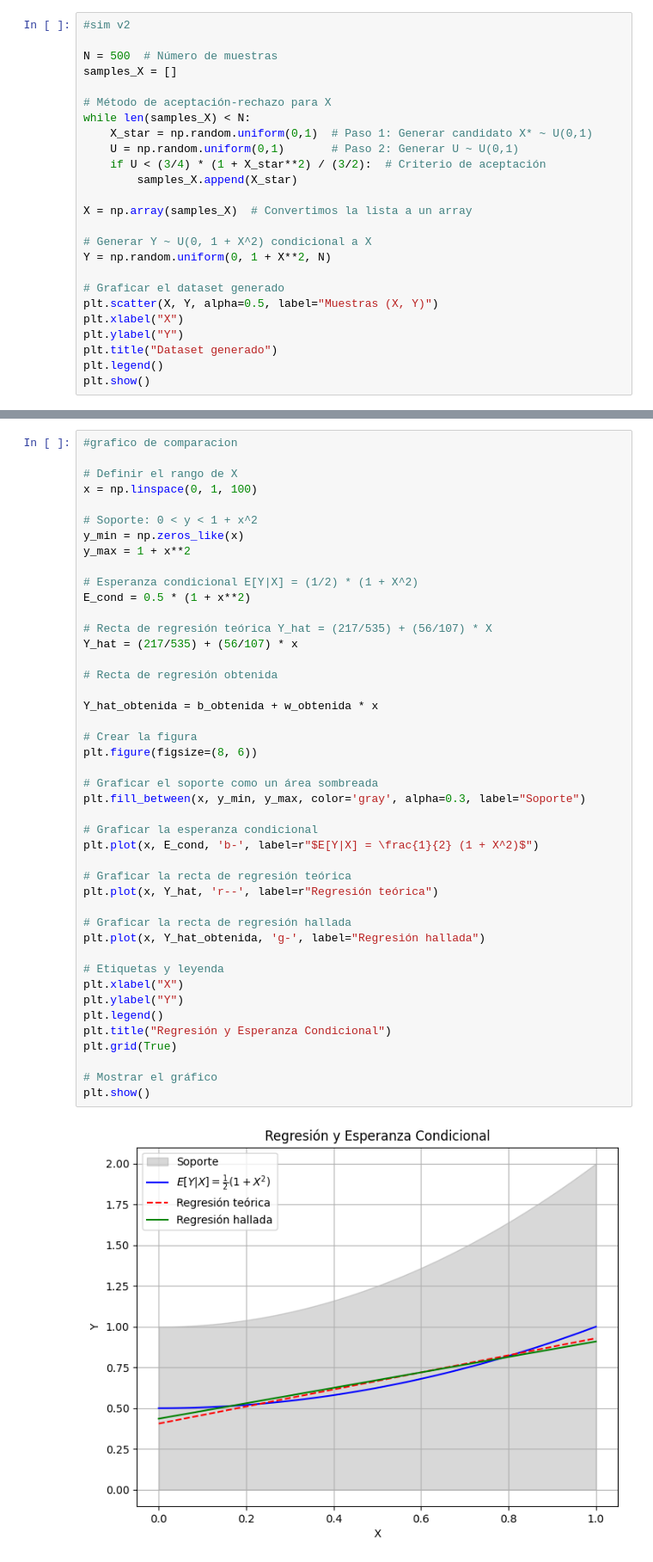
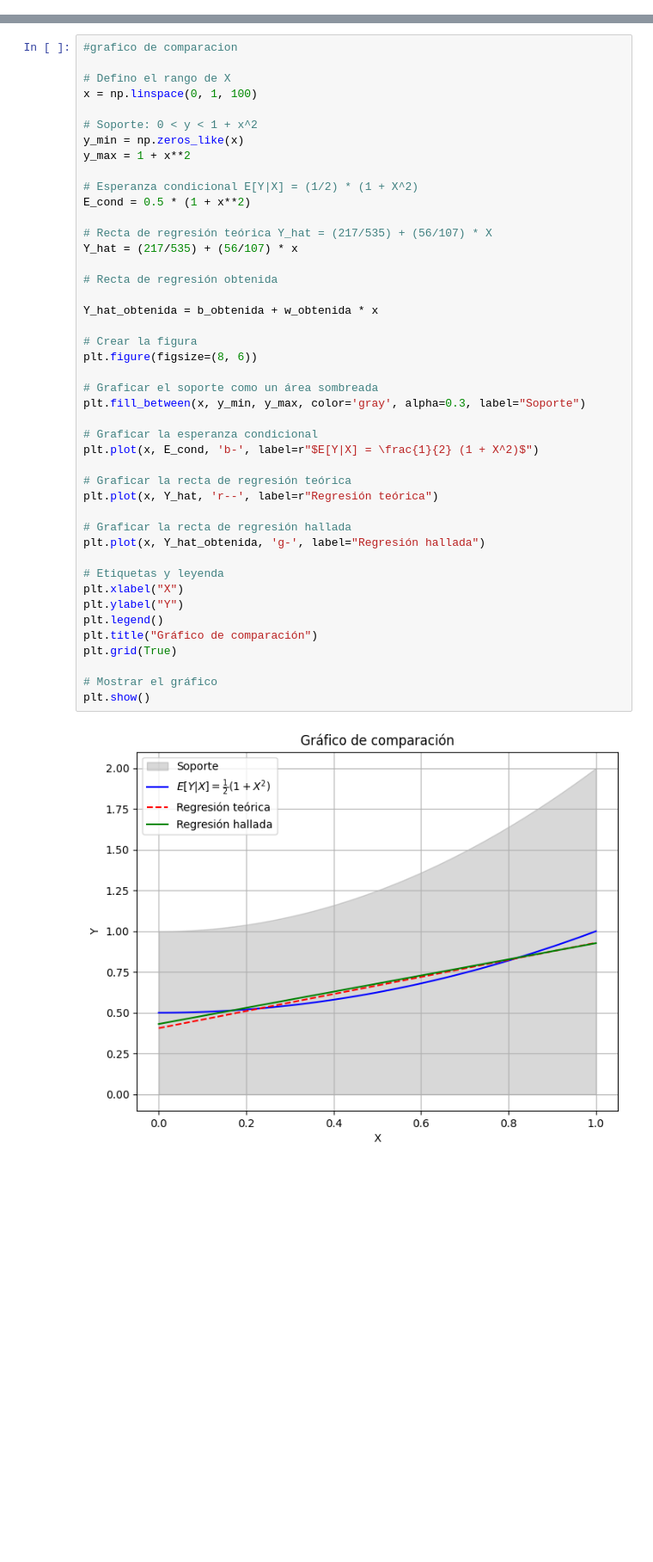
Before and after one commit to walteraguirre/TPS, a Jupyter notebook: TP01/TP01_regresion_lineal.ipynb, the cells around one changed output, grey strips where cells are left out. Shown: that part at 86% size. Cells and saved outputs as stored; diff of their text form; blank space fills up the shorter version.

```diff
--- a/TP01/TP01_regresion_lineal.ipynb
+++ b/TP01/TP01_regresion_lineal.ipynb
@@ -354,25 +356,0 @@ plt.show()
-# %%
-#sim v2
-
-N = 500  # Número de muestras
-samples_X = []
-
-# Método de aceptación-rechazo para X
-while len(samples_X) < N:
-    X_star = np.random.uniform(0,1)  # Paso 1: Generar candidato X* ~ U(0,1)
-    U = np.random.uniform(0,1)       # Paso 2: Generar U ~ U(0,1)
-    if U < (3/4) * (1 + X_star**2) / (3/2):  # Criterio de aceptación
-        samples_X.append(X_star)
-
-X = np.array(samples_X)  # Convertimos la lista a un array
-
-# Generar Y ~ U(0, 1 + X^2) condicional a X
-Y = np.random.uniform(0, 1 + X**2, N)
-
-# Graficar el dataset generado
-plt.scatter(X, Y, alpha=0.5, label="Muestras (X, Y)")
-plt.xlabel("X")
-plt.ylabel("Y")
-plt.title("Dataset generado")
-plt.legend()
-plt.show()
@@ -441,7 +467,7 @@ Duracion de la bateria estimada : [0.55680844]
 # %%
 #grafico de comparacion
 
-# Definir el rango de X
+# Defino el rango de X
 x = np.linspace(0, 1, 100)
 
 # Soporte: 0 < y < 1 + x^2
@@ -455,32 +481,32 @@ E_cond = 0.5 * (1 + x**2)
 Y_hat = (217/535) + (56/107) * x
 
 # Recta de regresión obtenida
 
 Y_hat_obtenida = b_obtenida + w_obtenida * x
 
 # Crear la figura
 plt.figure(figsize=(8, 6))
 
 # Graficar el soporte como un área sombreada
 plt.fill_between(x, y_min, y_max, color='gray', alpha=0.3, label="Soporte")
 
 # Graficar la esperanza condicional
 plt.plot(x, E_cond, 'b-', label=r"$E[Y|X] = \frac{1}{2} (1 + X^2)$")
 
 # Graficar la recta de regresión teórica
 plt.plot(x, Y_hat, 'r--', label=r"Regresión teórica")
 
 # Graficar la recta de regresión hallada
 plt.plot(x, Y_hat_obtenida, 'g-', label="Regresión hallada")
 
 # Etiquetas y leyenda
 plt.xlabel("X")
 plt.ylabel("Y")
 plt.legend()
-plt.title("Regresión y Esperanza Condicional")
+plt.title("Gráfico de comparación")
 plt.grid(True)
 
 # Mostrar el gráfico
 plt.show()
 # %% [output]
-[figure, old version]
+[figure, new version]
```
Also changed, not shown: parts of 12 cells of this notebook.
